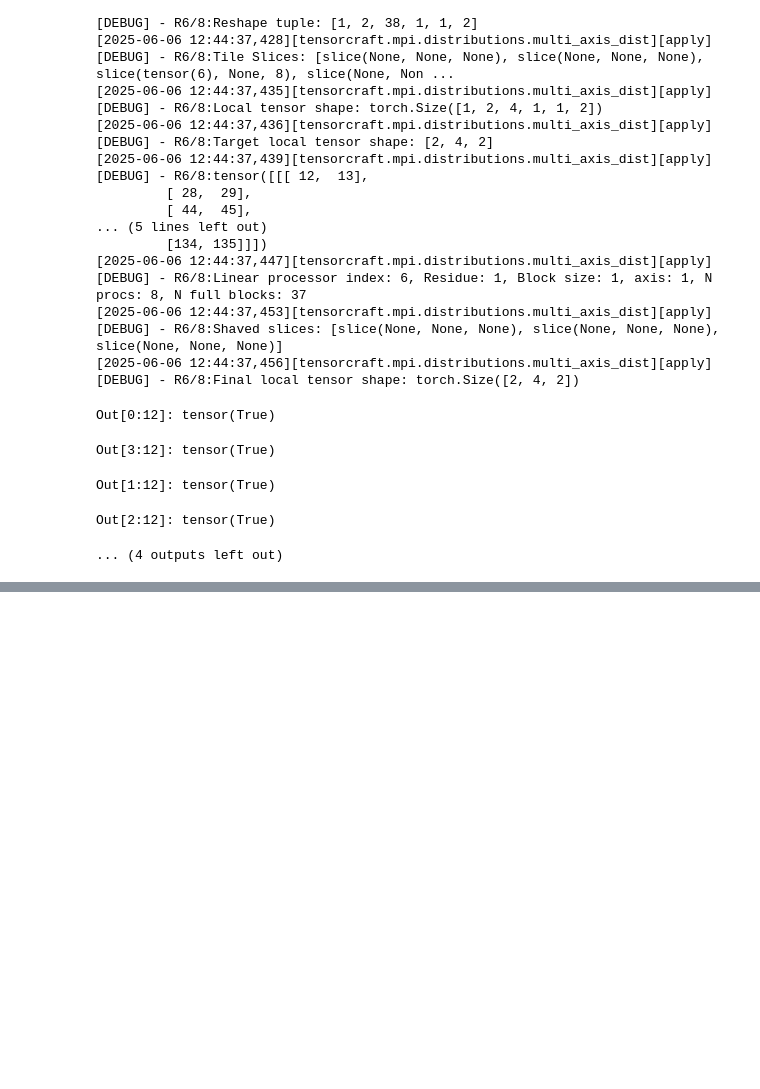
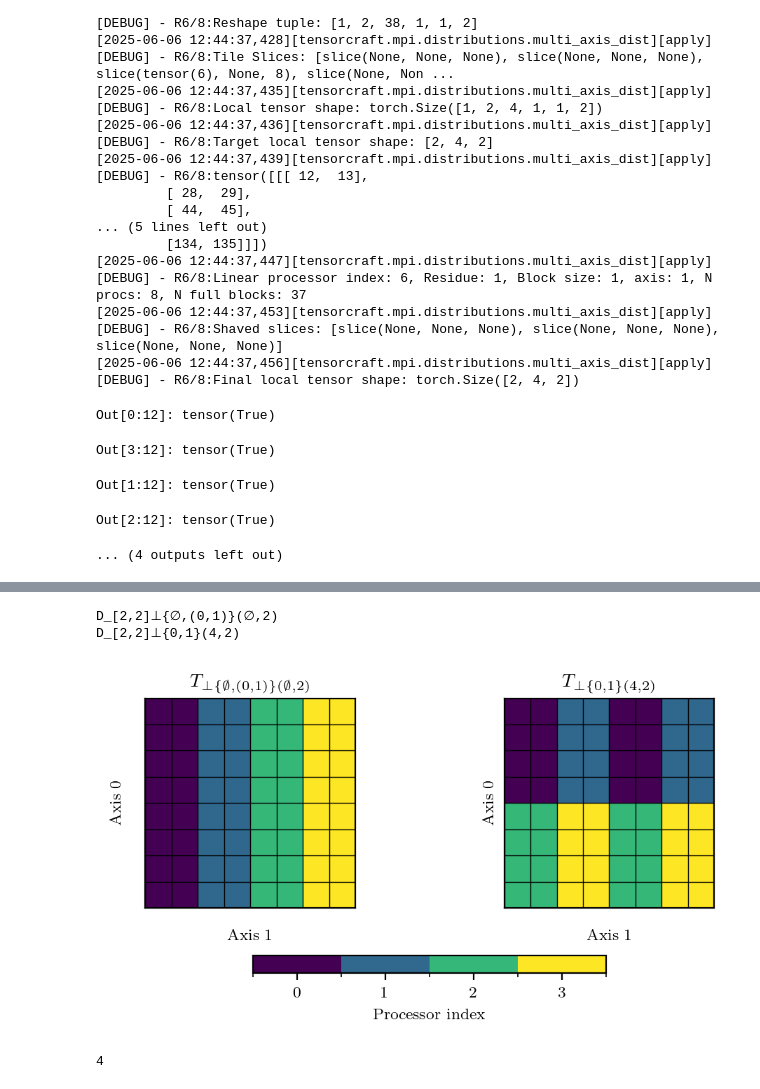
Before and after one commit to Helmholtz-AI-Energy/tensorcraft, a Jupyter notebook: notebooks/mpi/mpi_2D_3D_mm.ipynb, the cells around one changed output, grey strips where cells are left out. Drawn from its saved outputs; the diff is of its cells as text; code cells hidden in the pictures; blank space fills up the shorter version.

```diff
--- a/notebooks/mpi/mpi_2D_3D_mm.ipynb
+++ b/notebooks/mpi/mpi_2D_3D_mm.ipynb
@@ -1066,0 +1124,30 @@ Out[2:12]: tensor(True)
+# %%
+figSize = tc.viz.latex2figSize(LATEX_WIDTH, fraction=1, ratio=2)
+fig = plt.figure(figsize=figSize,layout='constrained')
+grid = fig.add_gridspec(1, 2)
+axs = grid.subplots(
+    sharey=True,
+)
+
+new_dist, comm_vol, n_procs = dist.alltoall(tensor_shape, 0, 1,)
+print(new_dist)
+tc.viz.draw_2d_tensor(axs[0], tensor_shape, new_dist, )
+axs[0].set_title(new_dist.latexStr())
+
+new_dist, comm_vol, n_procs = dist.alltoall(tensor_shape, 0, 1, from_minor=True)
+print(new_dist)
+tc.viz.draw_2d_tensor(axs[1], tensor_shape, new_dist, )
+axs[1].set_title(new_dist.latexStr())
+
+tc.viz.draw_color_bar(fig, axs, tc.viz.get_n_colors(dist.numProcessors), orientation="horizontal", shrink=0.5)
+# %% [output]
+D_[2,2]⊥{∅,(0,1)}(∅,2)
+D_[2,2]⊥{0,1}(4,2)
+[figure, added]
+# %%
+import ipyparallel as ipp
+rc = ipp.Client(profile='mpi')
+rc.wait_for_engines(4)
+len(rc)
+# %% [output]
+4
```
Also changed, not shown: parts of 9 cells of this notebook, 4 other files.
